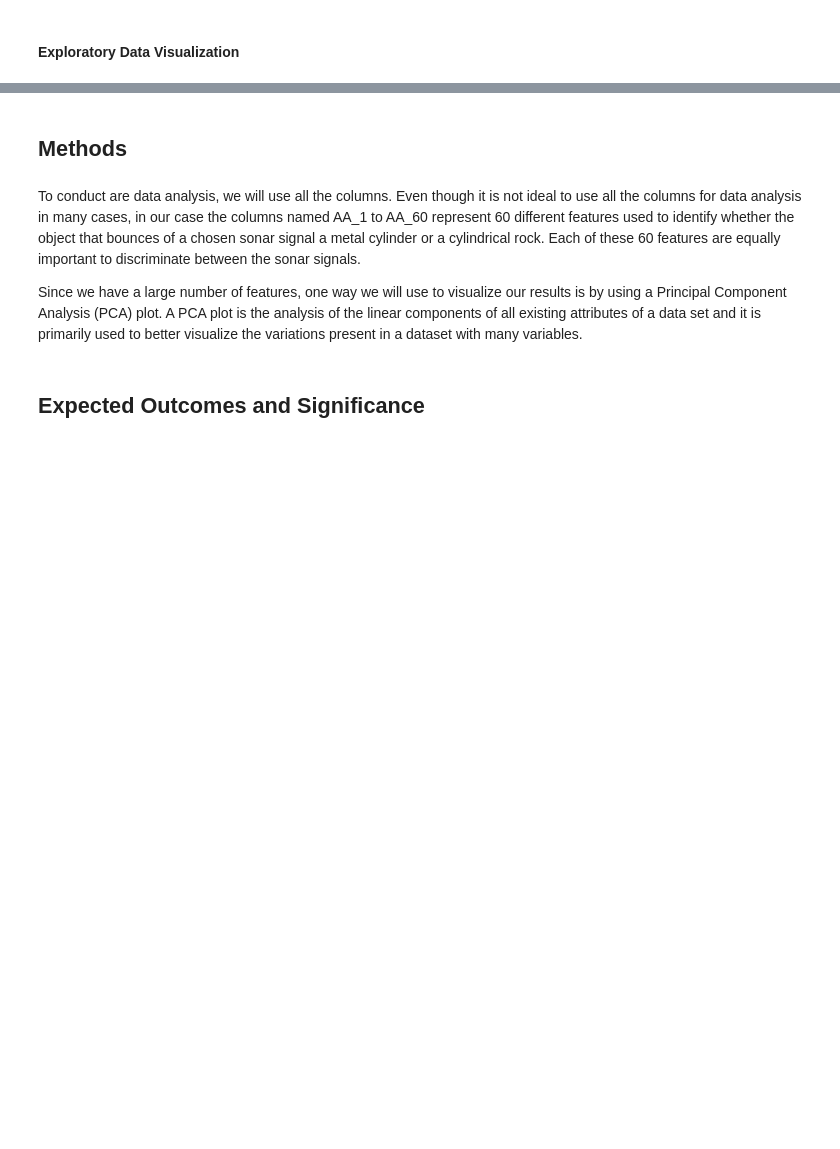
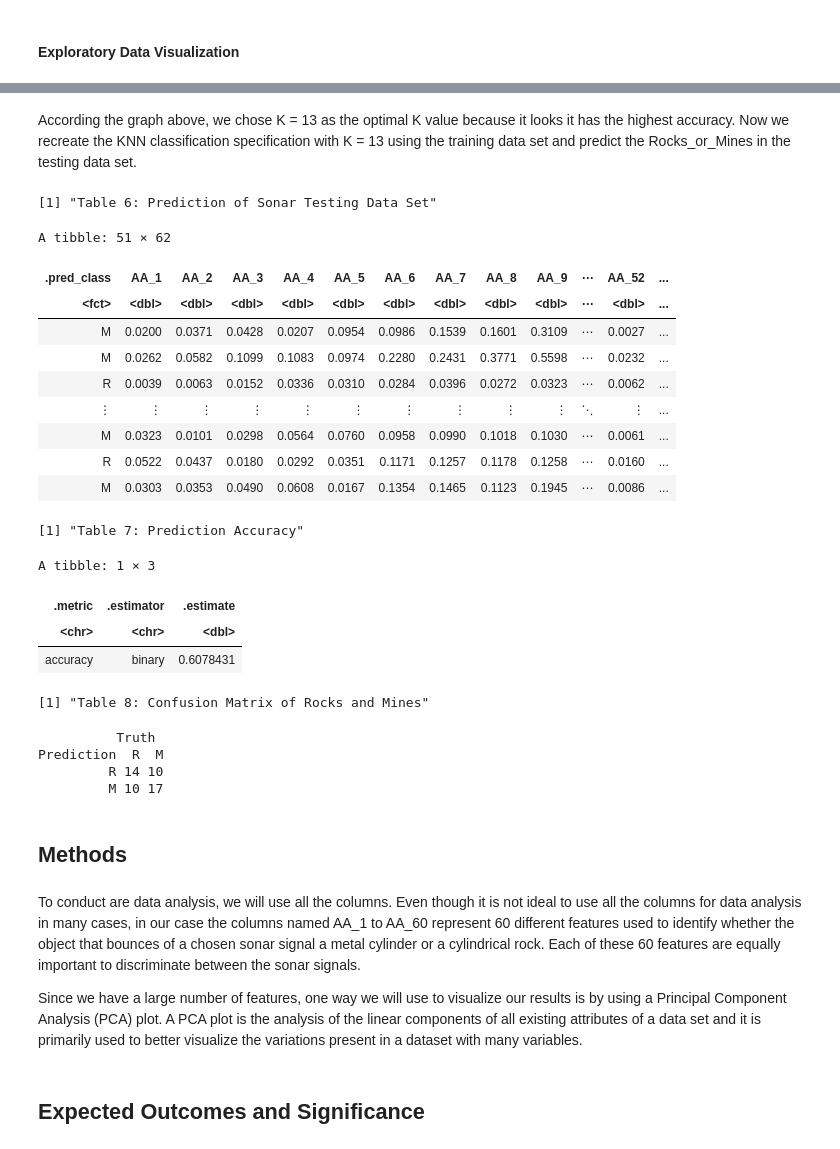
Before and after one commit to m2icocoa/group_project_team_6, a Jupyter notebook: proposal.ipynb, the cells around one changed output, grey strips where cells are left out. Drawn from its saved outputs; the diff is of its cells as text; code cells hidden in the pictures; blank space fills up the shorter version.

```diff
--- a/proposal.ipynb
+++ b/proposal.ipynb
@@ -177,3 +205,53 @@ A tibble: 20 × 7
+# %% [markdown]
+According the graph above, we chose K = 13 as the optimal K value because it looks it has the highest accuracy.
+Now we recreate the KNN classification specification with K = 13 using the training data set and predict the Rocks_or_Mines in the testing data set.
+# %%
+sonar_spec <- nearest_neighbor(weight_func = "rectangular", neighbors = 13) %>%
+    set_engine("kknn") %>%
+    set_mode("classification")
+
+sonar_fit <- workflow() %>%
+    add_recipe(sonar_recipe) %>%
+    add_model(sonar_spec) %>%
+    fit(data = sonar_training)
+
+sonar_test_predictions <- predict(sonar_fit, sonar_testing) %>%
+    bind_cols(sonar_testing)
+print("Table 6: Prediction of Sonar Testing Data Set")
+sonar_test_predictions
+
+sonar_prediction_accuracy <- sonar_test_predictions %>%
+    metrics(truth = Rocks_or_Mines, estimate = .pred_class) %>%
+    filter(.metric == "accuracy")
+print("Table 7: Prediction Accuracy")
+sonar_prediction_accuracy
+
+confusion <- sonar_test_predictions %>%
+    conf_mat(truth = Rocks_or_Mines, estimate = .pred_class)
+print("Table 8: Confusion Matrix of Rocks and Mines")
+confusion
+# %% [output]
+[1] "Table 6: Prediction of Sonar Testing Data Set"
+A tibble: 51 × 62
+| .pred_class | AA_1 | AA_2 | AA_3 | AA_4 | AA_5 | AA_6 | AA_7 | AA_8 | AA_9 | ⋯ | AA_52 | ... |
+| <fct> | <dbl> | <dbl> | <dbl> | <dbl> | <dbl> | <dbl> | <dbl> | <dbl> | <dbl> | ⋯ | <dbl> | ... |
+| M | 0.0200 | 0.0371 | 0.0428 | 0.0207 | 0.0954 | 0.0986 | 0.1539 | 0.1601 | 0.3109 | ⋯ | 0.0027 | ... |
+| M | 0.0262 | 0.0582 | 0.1099 | 0.1083 | 0.0974 | 0.2280 | 0.2431 | 0.3771 | 0.5598 | ⋯ | 0.0232 | ... |
+| R | 0.0039 | 0.0063 | 0.0152 | 0.0336 | 0.0310 | 0.0284 | 0.0396 | 0.0272 | 0.0323 | ⋯ | 0.0062 | ... |
+| ⋮ | ⋮ | ⋮ | ⋮ | ⋮ | ⋮ | ⋮ | ⋮ | ⋮ | ⋮ | ⋱ | ⋮ | ... |
+| M | 0.0323 | 0.0101 | 0.0298 | 0.0564 | 0.0760 | 0.0958 | 0.0990 | 0.1018 | 0.1030 | ⋯ | 0.0061 | ... |
+| R | 0.0522 | 0.0437 | 0.0180 | 0.0292 | 0.0351 | 0.1171 | 0.1257 | 0.1178 | 0.1258 | ⋯ | 0.0160 | ... |
+| M | 0.0303 | 0.0353 | 0.0490 | 0.0608 | 0.0167 | 0.1354 | 0.1465 | 0.1123 | 0.1945 | ⋯ | 0.0086 | ... |
+[1] "Table 7: Prediction Accuracy"
+A tibble: 1 × 3
+| .metric | .estimator | .estimate |
+| <chr> | <chr> | <dbl> |
+| accuracy | binary | 0.6078431 |
+[1] "Table 8: Confusion Matrix of Rocks and Mines"
+          Truth
+Prediction  R  M
+         R 14 10
+         M 10 17
 # %% [markdown]
 ## Methods
 # %% [markdown]
```
Also changed, not shown: parts of 15 cells of this notebook.
